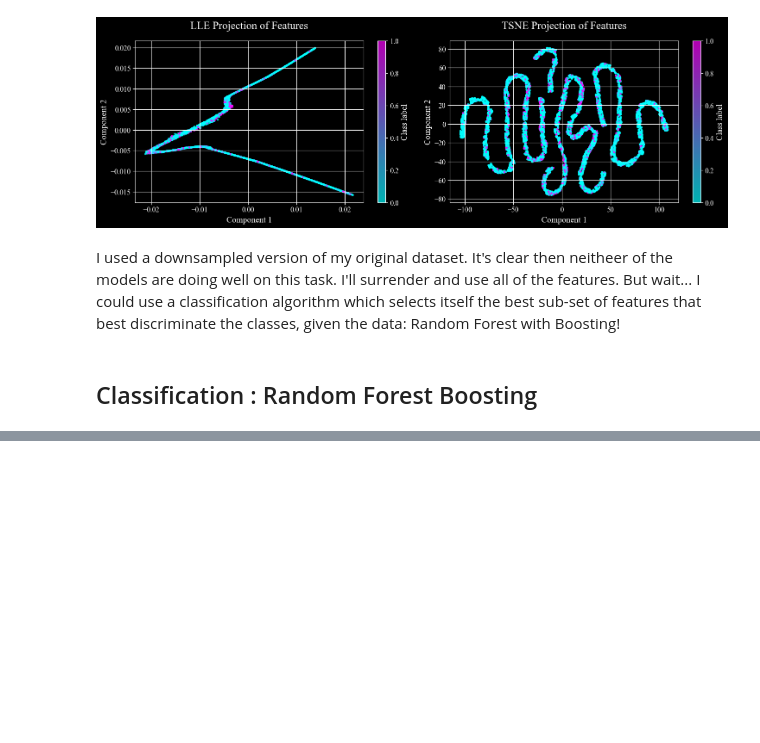
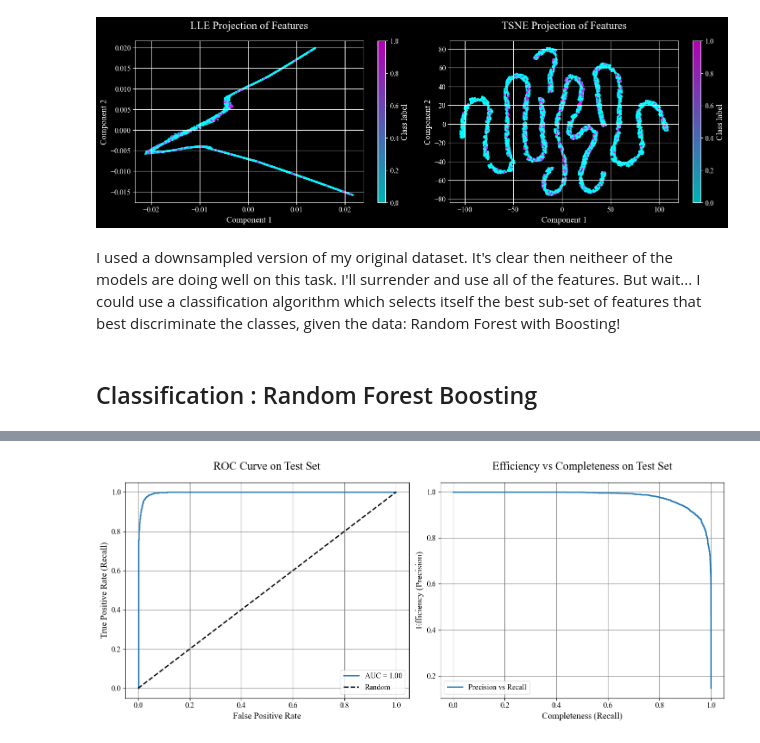
Before and after one commit to Richardforphys/Astrostatistics, a Jupyter notebook: Notebooks/Exam/LIGO/LIGO_v2/LIGO2.ipynb, the cells around one changed output, grey strips where cells are left out. Cells and saved outputs as stored; diff of their text form; code cells hidden in the pictures; blank space fills up the shorter version.

```diff
--- a/Notebooks/Exam/LIGO/LIGO_v2/LIGO2.ipynb
+++ b/Notebooks/Exam/LIGO/LIGO_v2/LIGO2.ipynb
@@ -142,0 +241,33 @@ I used a downsampled version of my original dataset. It's clear then neitheer of
+# %%
+y_probs = best_model.predict_proba(X_test)[:, 1]
+
+# ROC curve
+fpr, tpr, _ = roc_curve(y_test, y_probs)
+roc_auc = auc(fpr, tpr)
+
+# Precision-Recall curve
+precision, recall, _ = precision_recall_curve(y_test, y_probs)
+
+# Plotting
+fig, axs = plt.subplots(1, 2, figsize=(14, 6))
+
+# --- ROC curve: TPR vs FPR ---
+axs[0].plot(fpr, tpr, label=f'AUC = {roc_auc:.2f}')
+axs[0].plot([0, 1], [0, 1], 'k--', label='Random')
+axs[0].set_xlabel('False Positive Rate')
+axs[0].set_ylabel('True Positive Rate (Recall)')
+axs[0].set_title('ROC Curve on Test Set')
+axs[0].legend(loc='lower right')
+axs[0].grid(True)
+
+# --- Efficiency vs Completeness (Precision vs Recall) ---
+axs[1].plot(recall, precision, label='Precision vs Recall')
+axs[1].set_xlabel('Completeness (Recall)')
+axs[1].set_ylabel('Efficiency (Precision)')
+axs[1].set_title('Efficiency vs Completeness on Test Set')
+axs[1].legend()
+axs[1].grid(True)
+
+plt.tight_layout()
+# %% [output]
+[figure, added]
```
Also changed, not shown: parts of 4 cells of this notebook.
